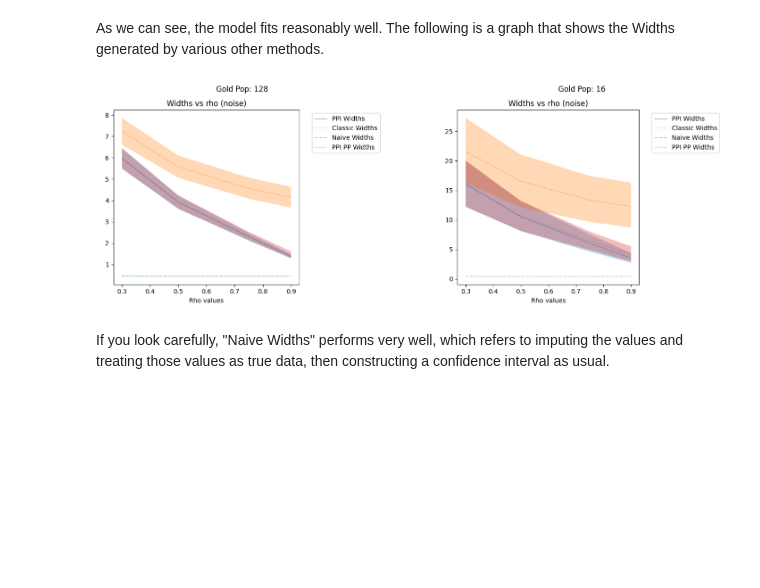
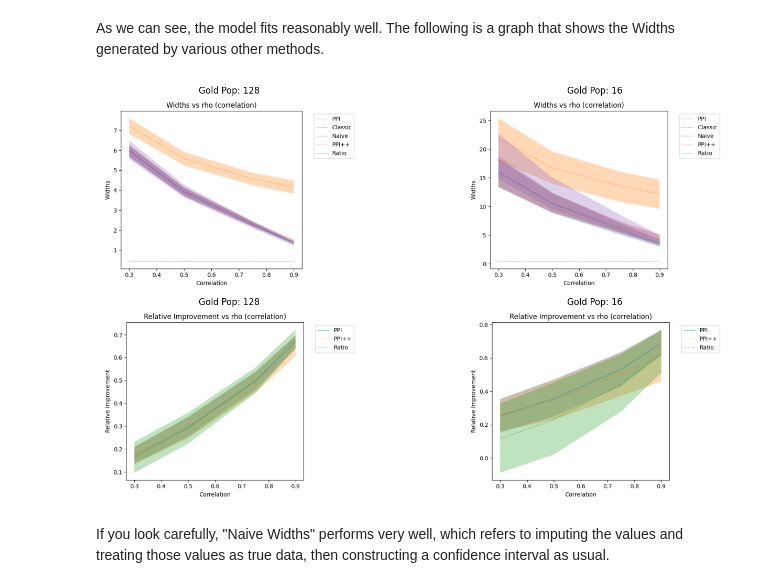
Before and after one commit to nicholas-denis/ppi-testing, a Jupyter notebook: src/summary.ipynb, the cells around one changed output. Cells and saved outputs as stored; diff of their text form; code cells hidden in the pictures; blank space fills up the shorter version.

Commit message:
Updated configs, fixed plot_only bugs

```diff
--- a/src/summary.ipynb
+++ b/src/summary.ipynb
@@ -104,25 +123,40 @@ As we can see, the model fits reasonably well. The following is a graph that sho
 # %%
 # Display the wdiths vs rho plot
 
 # Set the variable to the path of the PNG file
-gold_128 = '../experiments/Experiment_1/reg_lin_128_2024-07-30-00-07-14/plots/widthsplot.png'
-gold_16 = '../experiments/Experiment_1/reg_lin_16_2024-07-30-00-06-38/plots/widthsplot.png'
+gold_128 = '../experiments/Experiment_1_new/128g_l_reg_2024-08-13-23-12-39/plots/widthsplotwithratio.png'
+gold_16 = '../experiments/Experiment_1_new/16g_l_reg_2024-08-13-23-12-17/plots/widthsplotwithratio.png'
+gold_128_ri = '../experiments/Experiment_1_new/128g_l_reg_2024-08-13-23-12-39/plots/relativeimprovementwithratio.png'
+gold_16_ri = '../experiments/Experiment_1_new/16g_l_reg_2024-08-13-23-12-17/plots/relativeimprovementwithratio.png'
 
 # Display the PNG file
 img_128 = plt.imread(gold_128)
 img_16 = plt.imread(gold_16)
-fig, ax = plt.subplots(1, 2)
-ax[0].imshow(img_128)
-ax[0].axis('off')
-ax[0].set_title('Gold Pop: 128')
-ax[1].imshow(img_16)
-ax[1].axis('off')
-ax[1].set_title('Gold Pop: 16')
+im_128_ri = plt.imread(gold_128_ri)
+im_16_ri = plt.imread(gold_16_ri)
+
+fig, ax = plt.subplots(2, 2)
+ax[0, 0].imshow(img_128)
+ax[0, 0].axis('off')
+ax[0, 0].set_title('Gold Pop: 128')
+ax[0, 1].imshow(img_16)
+ax[0, 1].axis('off')
+ax[0, 1].set_title('Gold Pop: 16')
+ax[1, 0].imshow(im_128_ri)
+ax[1, 0].axis('off')
+ax[1, 0].set_title('Gold Pop: 128')
+ax[1, 1].imshow(im_16_ri)
+ax[1, 1].axis('off')
+ax[1, 1].set_title('Gold Pop: 16')
+
+# remove the whitespace between the plots
+plt.subplots_adjust(wspace=0, hspace=0.1)
+
 # Enlarge the plot
 fig.set_size_inches(18, 10)
 plt.show()
 # %% [output]
-[figure, old version]
+[figure, new version]
 # %% [markdown]
 If you look carefully, "Naive Widths" performs very well, which refers to imputing the values and treating those values as true data, then constructing a confidence interval as usual.
 # %%
```
Also changed, not shown: parts of 18 cells of this notebook, 8 other files.
